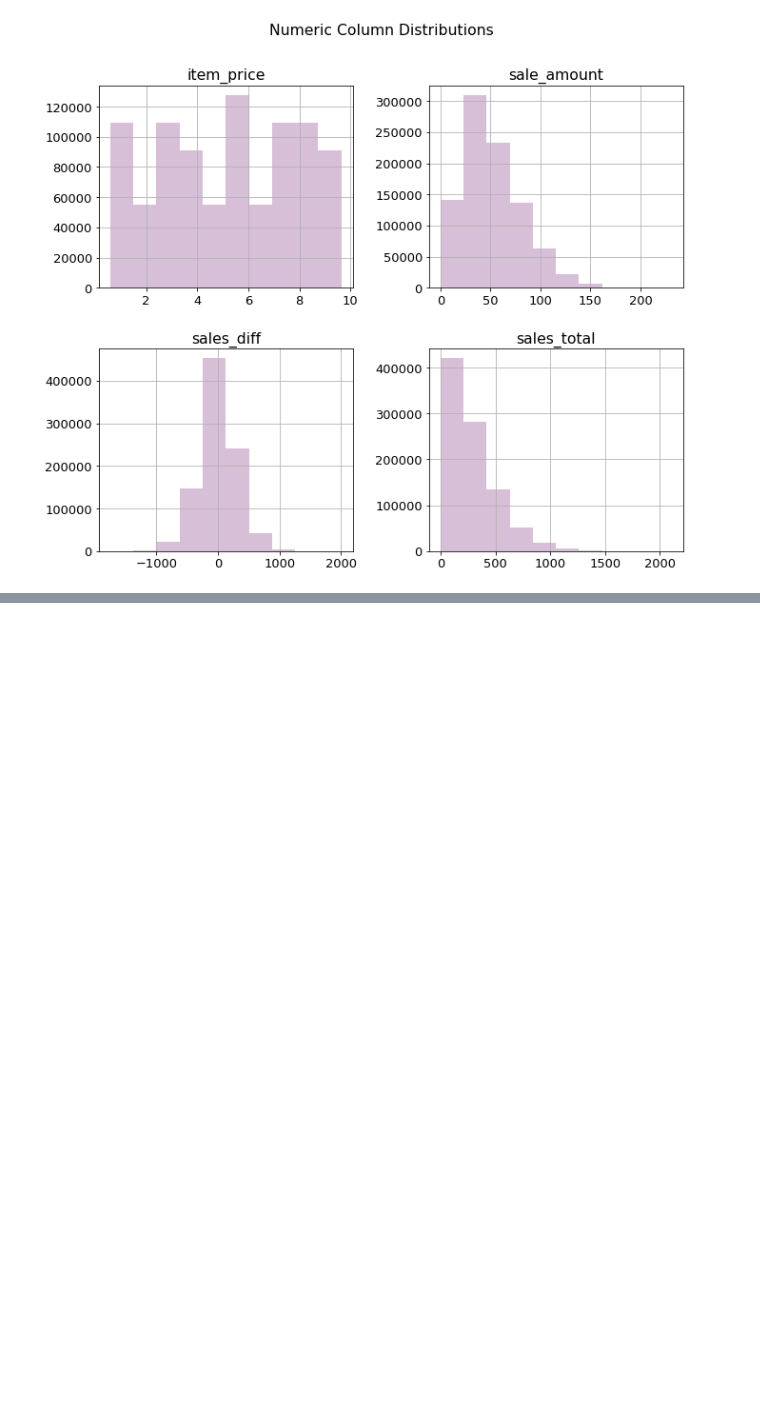
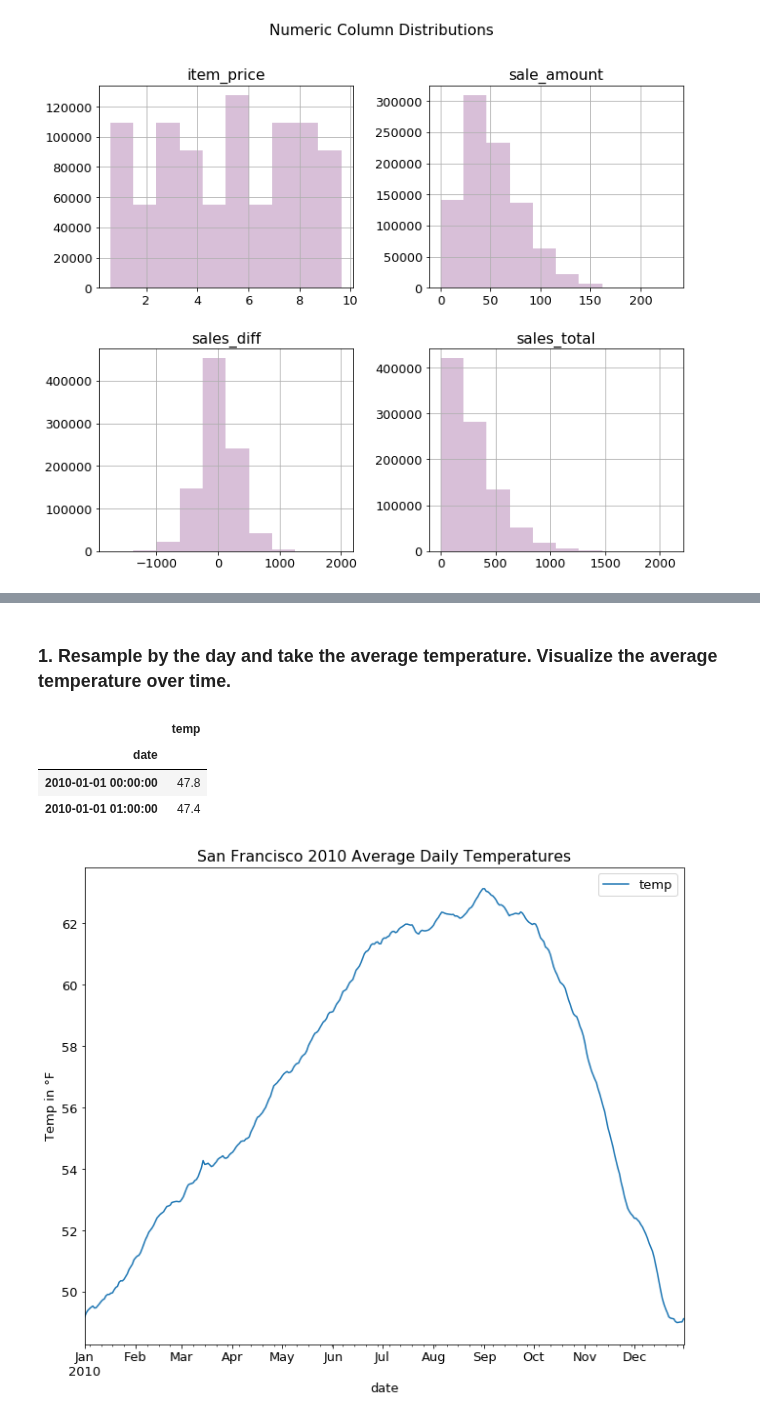
Before and after one commit to faithkane3/ds-methodologies-exercises, a Jupyter notebook: time_series/prepare_walkthrough.ipynb, the cells around one changed output, grey strips where cells are left out. Cells and saved outputs as stored; diff of their text form; code cells hidden in the pictures; blank space fills up the shorter version.

```diff
--- a/time_series/prepare_walkthrough.ipynb
+++ b/time_series/prepare_walkthrough.ipynb
@@ -137,0 +243,5 @@ df = prepped_store_df()
+# %%
+from vega_datasets import data
+
+sfdf = data.sf_temps()
+sfdf.head(2)
@@ -137,0 +264,23 @@ df = prepped_store_df()
+# %% [markdown]
+### 1. Resample by the day and take the average temperature. Visualize the average temperature over time.
+# %%
+# Convert sfdf to a DateTime Series df
+
+sfdf['date'] = pd.to_datetime(sfdf.date)
+sfdf = sfdf.set_index('date').sort_index()
+sfdf.head(2)
+# %% [output]
+|  | temp |
+| date |  |
+| 2010-01-01 00:00:00 | 47.8 |
+| 2010-01-01 01:00:00 | 47.4 |
+# %%
+# resample by D and get average daily temp, (shift + option + 8 == degree symbol)
+
+sfdf.resample('D').mean().plot()
+
+plt.title('San Francisco 2010 Average Daily Temperatures')
+plt.ylabel('Temp in °F')
+plt.show()
+# %% [output]
+[figure, added]
```
Also changed, not shown: parts of 35 cells of this notebook.
